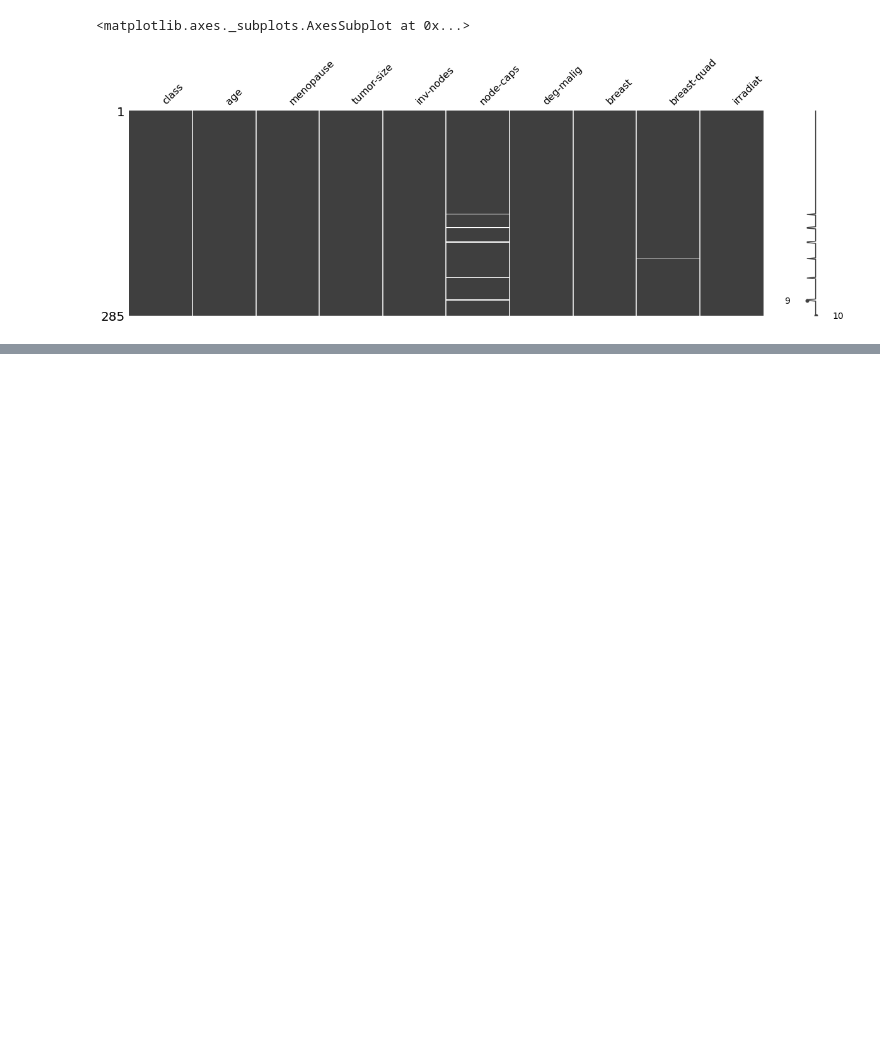
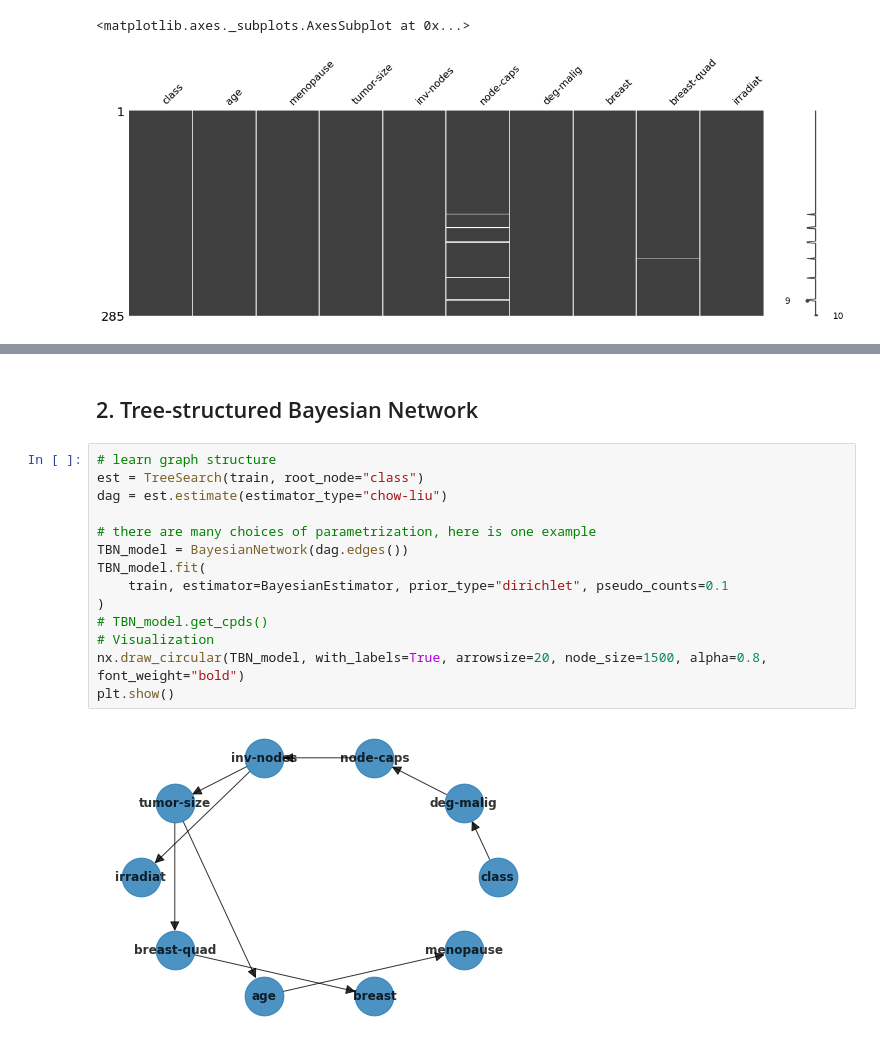
Before and after one commit to tiennvhust/CS4705, a Jupyter notebook: CS4705_Assignment_02.ipynb, the cells around one changed output, grey strips where cells are left out. Saved outputs shown, nothing was run; the diff lists cells and outputs as text; blank space fills up the shorter version.

```diff
--- a/CS4705_Assignment_02.ipynb
+++ b/CS4705_Assignment_02.ipynb
@@ -80,0 +194,18 @@ mno.matrix(data, figsize = (20, 6))
+# %% [markdown]
+## 2. Tree-structured Bayesian Network
+# %%
+# learn graph structure
+est = TreeSearch(train, root_node="class")
+dag = est.estimate(estimator_type="chow-liu")
+
+# there are many choices of parametrization, here is one example
+TBN_model = BayesianNetwork(dag.edges())
+TBN_model.fit(
+    train, estimator=BayesianEstimator, prior_type="dirichlet", pseudo_counts=0.1
+)
+# TBN_model.get_cpds()
+# Visualization
+nx.draw_circular(TBN_model, with_labels=True, arrowsize=20, node_size=1500, alpha=0.8, font_weight="bold")
+plt.show()
+# %% [output]
+[figure, added]
```
Also changed, not shown: parts of 27 cells of this notebook.
